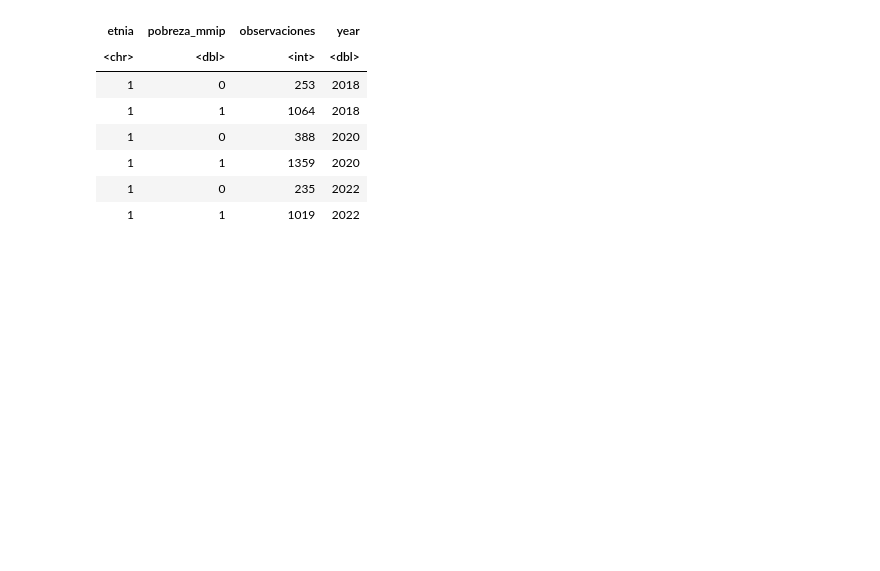
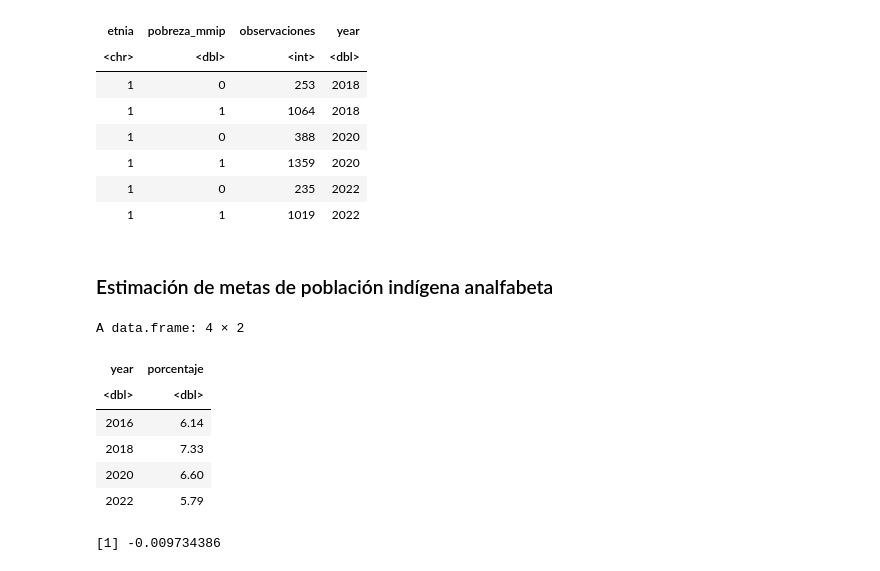
Before and after one commit to cpyp-ipdp/pgd_cdmx, a Jupyter notebook: indicadores/pueblos_indigenas/indicadores_pueblos_indigenas.ipynb, the cells around one changed output. Drawn from its saved outputs; the diff is of its cells as text; code cells hidden in the pictures; blank space fills up the shorter version.

```diff
--- a/indicadores/pueblos_indigenas/indicadores_pueblos_indigenas.ipynb
+++ b/indicadores/pueblos_indigenas/indicadores_pueblos_indigenas.ipynb
@@ -558,3 +537,31 @@ A grouped_df: 6 × 4
 | 1 | 1 | 1359 | 2020 |
 | 1 | 0 | 235 | 2022 |
 | 1 | 1 | 1019 | 2022 |
+# %% [markdown]
+### Estimación de metas de población indígena analfabeta
+# %%
+#Tabla de analfabetismo
+datos<-data.frame(tabla_analfabetismo$year,tabla_analfabetismo$porcentaje)%>%
+    rename(year=tabla_analfabetismo.year,
+             porcentaje=tabla_analfabetismo.porcentaje)%>%
+mutate(year=as.numeric(year))
+datos
+# %% [output]
+A data.frame: 4 × 2
+| year | porcentaje |
+| <dbl> | <dbl> |
+| 2016 | 6.14 |
+| 2018 | 7.33 |
+| 2020 | 6.60 |
+| 2022 | 5.79 |
+# %%
+##Calcular tasa de crecimiento promedio anual de 2016 a 2022
+
+valor_inicial<-datos$porcentaje[1]
+valor_final <- datos$porcentaje[length(datos$porcentaje)]
+n <- datos$year[length(datos$year)] - datos$year[1]
+
+tasa_crecimiento <- (valor_final / valor_inicial)^(1 / n) - 1
+tasa_crecimiento
+# %% [output]
+[1] -0.009734386
```
Also changed, not shown: parts of 11 cells of this notebook.
